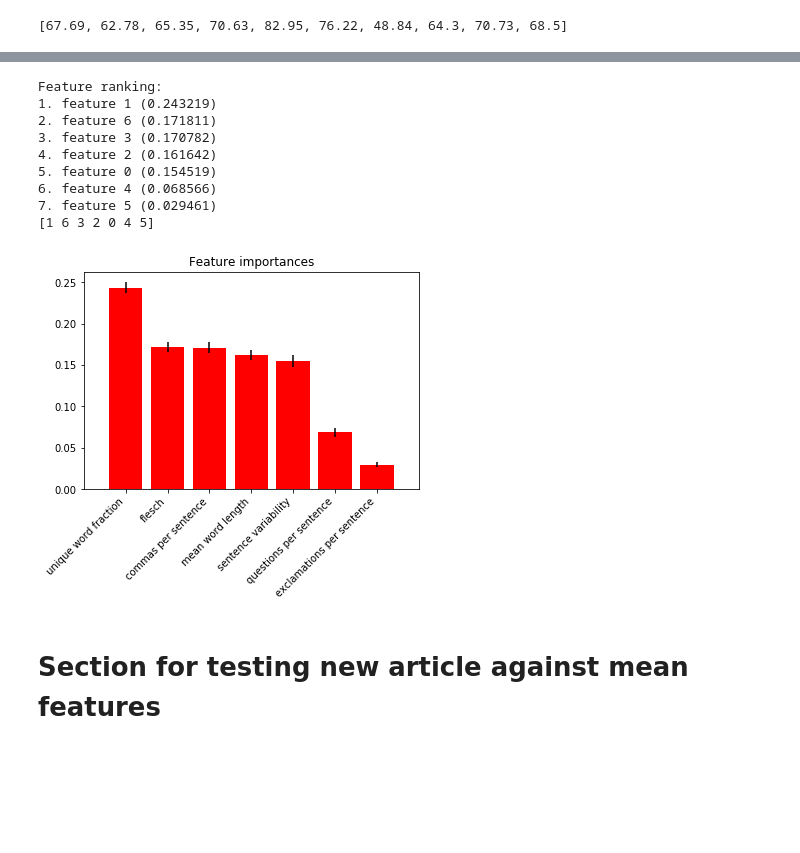
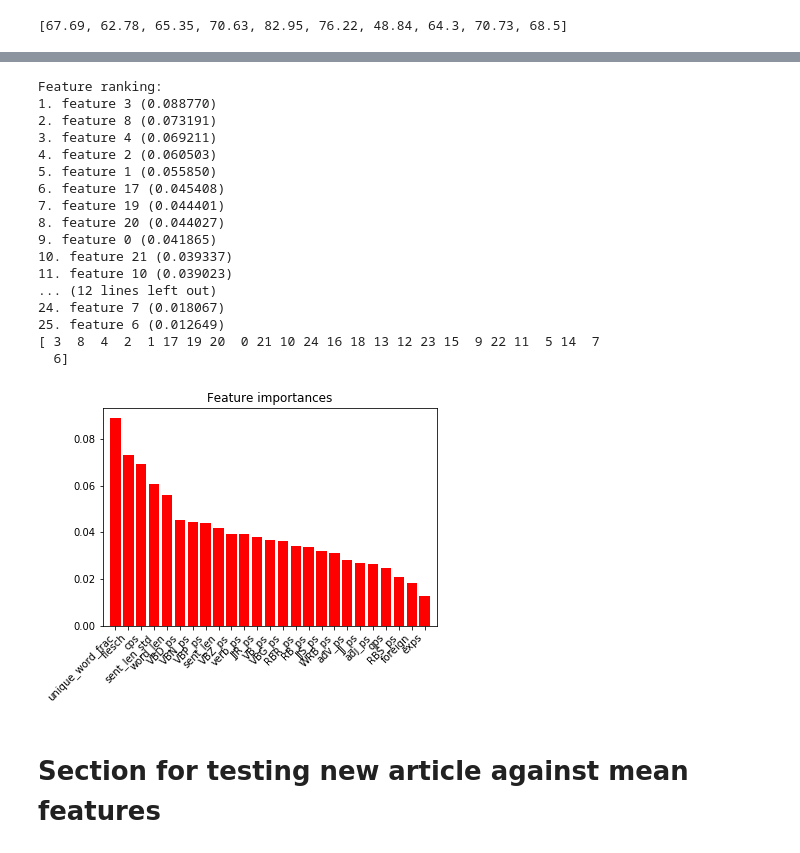
Before and after one commit to jwymbs23/insight, a Jupyter notebook: eda_news_articles.ipynb, the cells around one changed output, grey strips where cells are left out. Drawn from its saved outputs; the diff is of its cells as text; code cells hidden in the pictures; blank space fills up the shorter version.

```diff
--- a/eda_news_articles.ipynb
+++ b/eda_news_articles.ipynb
@@ -709,15 +802,20 @@ print(flesch[:10])
 # %%
 #combine features
-X = [[i, j, k, l, m, n, o] for i, j, k, l, m, n, o in zip(
-    sent_len_std, unique_word_frac, word_len, cps, qps, exps, flesch)]#, sup_adv_ps, verb_ps, sent_compound)]
-
-feature_names = ['sentence variability', 'unique word fraction',
-                 'mean word length', 'commas per sentence', 'questions per sentence',
-                 'exclamations per sentence', 'flesch']#, 'adverbs per sentence',
+#X = [[i, j, k, l, m, n, o] for i, j, k, l, m, n, o in zip(
+#    sent_len_std, unique_word_frac, word_len, cps, qps, exps, flesch)]#, sup_adv_ps, verb_ps, sent_compound)]
+#feature_names = ['sentence variability', 'unique word fraction',
+#                 'mean word length', 'commas per sentence', 'questions per sentence',
+#                 'exclamations per sentence', 'flesch']#, 'adverbs per sentence',
                  #'verbs per sentence', 'sent_compound']
 
+
+
+X = feature_array
+feature_names = feat_list
+Y = label_array
+
 n_samples = len(X)
-data_boundaries = [len(i.word_count) for i in [nyt, breit, wapo, guard]]
+data_boundaries = [len(i.word_count) for i in [nyt_feature_df, breit_feature_df, wapo_feature_df, guard_feature_df]]
 #data_boundaries = [n_articles for i in [nyt, breit, wapo, guard]]
 print(data_boundaries)
 cumulative_bounds = [0]
@@ -728,4 +826,12 @@ print(cumulative_bounds)
 #cumulative_bounds = [cumulative_bounds[i-1] + i for i in data_boundaries]
 print(len(X))
 #X = np.asarray(wc).reshape(-1,1)
+
+#labels
+#Y = [0 for i in range(len(nyt_feature_df.word_count))] + \
+#    [1 for i in range(len(breit_feature_df.word_count))] + \
+#    [2 for i in range(len(wapo_feature_df.word_count))] + \
+#    [3 for i in range(len(guard_feature_df.word_count))]
+#Y = [0 for i in range(n_articles)] + [1 for i in range(n_articles)] + [2 for i in range(n_articles)] + [3 for i in range(n_articles)]
+print(len(Y))
 # %% [output]
@@ -735,5 +841,0 @@ print(len(X))
-# %%
-#labels
-Y = [0 for i in range(len(nyt.word_count))] + [1 for i in range(len(breit.word_count))] + [2 for i in range(len(wapo.word_count))] + [3 for i in range(len(guard.word_count))]
-#Y = [0 for i in range(n_articles)] + [1 for i in range(n_articles)] + [2 for i in range(n_articles)] + [3 for i in range(n_articles)]
-print(len(Y))
@@ -769,11 +869,13 @@ print(len(text_list))
 
 from sklearn.ensemble import RandomForestClassifier
 rf_clf = RandomForestClassifier(n_estimators=20)
-for i in range(100,4500, 100):
+for i in range(100,4500, 400):
     rand_start = random.randint(0,4500 - i)
     rf_clf = rf_clf.fit(X_train[rand_start:rand_start + i], y_train[rand_start:rand_start + i])
 
     print(rf_clf.score(X_test, y_test))
+rf_clf = rf_clf.fit(X_train, y_train)
+print(rf_clf.score(X_test, y_test))
 
 y_pred = rf_clf.predict(X_test)
 #chance = [0 if random.random() > 0.5 else 1 for _ in range(len(y_pred))]
@@ -798,7 +895,7 @@ y_pred = rf_clf.predict(X_test)
 # %%
 from sklearn.ensemble import GradientBoostingClassifier
 
-xg_clf = GradientBoostingClassifier(n_estimators=20, learning_rate=0.1,
+xg_clf = GradientBoostingClassifier(n_estimators=20, learning_rate=0.25,
                                  max_depth=10, random_state=0).fit(X_train, y_train)
 print(xg_clf.score(X_test, y_test))
 
@@ -862,35 +958,43 @@ Normalized confusion matrix
 # %%
 importances = xg_clf.feature_importances_
-std = np.std([tree.feature_importances_ for tree in clf.estimators_],
-             axis=0)
+#std = np.std([tree.feature_importances_ for tree in xg_clf.estimators_],
+#             axis=0)
 indices = np.argsort(importances)[::-1]
 
 # Print the feature ranking
 print("Feature ranking:")
 
 for f in range(len(X[0])):#.shape[1]):
     print("%d. feature %d (%f)" % (f + 1, indices[f], importances[indices[f]]))
 
     # Plot the feature importances of the forest
 plt.figure()
 plt.title("Feature importances")
 plt.bar(range(len(X[0])), importances[indices],
-       color="r", yerr=std[indices], align="center")
+       color="r", align='center')#, yerr=std[indices], align="center")
 print(indices)
 plt.xticks(range(len(X[0])), [feature_names[i] for i in indices], rotation = 45, ha = 'right')
 plt.xlim([-1, len(X[0])])
 plt.show()
 # %% [output]
 Feature ranking:
-1. feature 1 (0.243219)
-2. feature 6 (0.171811)
-3. feature 3 (0.170782)
-4. feature 2 (0.161642)
-5. feature 0 (0.154519)
-6. feature 4 (0.068566)
-7. feature 5 (0.029461)
-[1 6 3 2 0 4 5]
+1. feature 3 (0.088770)
+2. feature 8 (0.073191)
+3. feature 4 (0.069211)
+4. feature 2 (0.060503)
+5. feature 1 (0.055850)
+6. feature 17 (0.045408)
+7. feature 19 (0.044401)
+8. feature 20 (0.044027)
+9. feature 0 (0.041865)
+10. feature 21 (0.039337)
+11. feature 10 (0.039023)
+... (12 lines left out)
+24. feature 7 (0.018067)
+25. feature 6 (0.012649)
+[ 3  8  4  2  1 17 19 20  0 21 10 24 16 18 13 12 23 15  9 22 11  5 14  7
+  6]
-[figure, old version]
+[figure, new version]
 # %%
 conf_mat = np.zeros((4,4))
 count = 0
```
Also changed, not shown: parts of 13 cells of this notebook.
